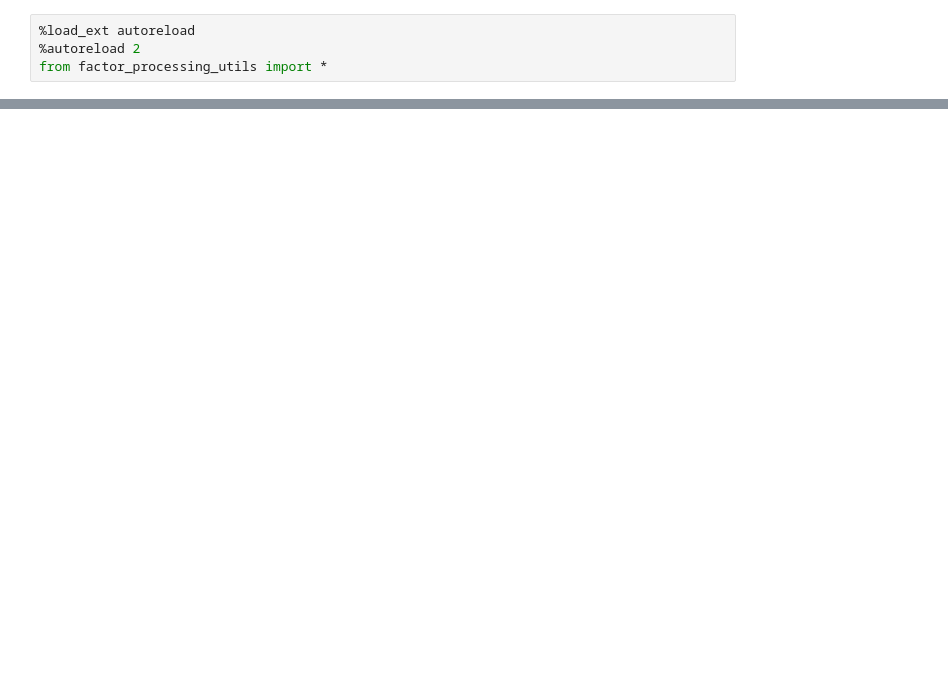
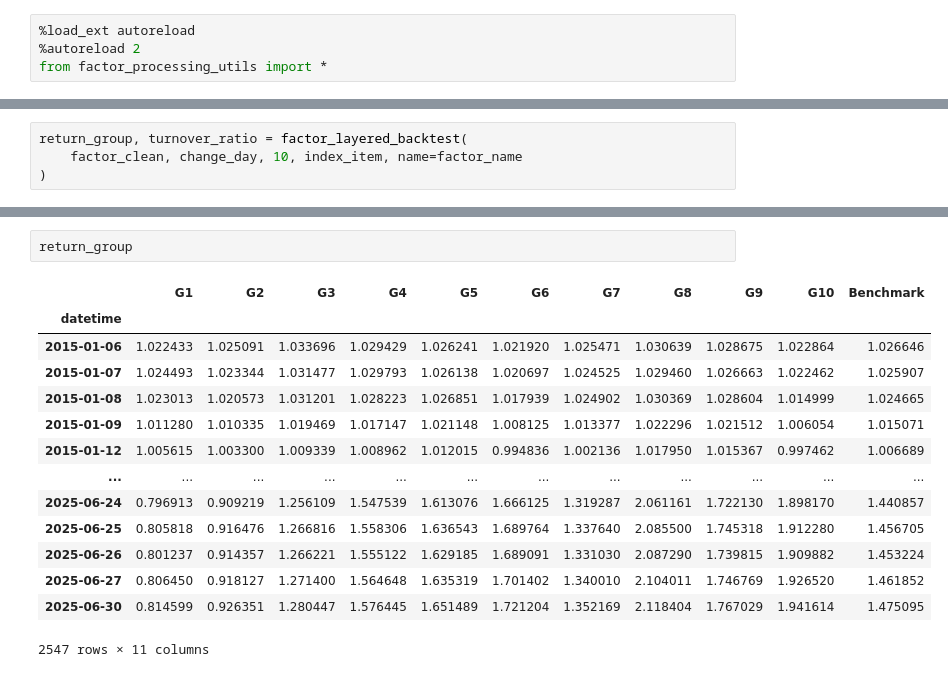
Before and after one commit to linpeng782/alpha_local, a Jupyter notebook: test_factor.ipynb, the cells around one changed output, grey strips where cells are left out. Saved outputs shown, nothing was run; the diff lists cells and outputs as text; blank space fills up the shorter version.

```diff
--- a/test_factor.ipynb
+++ b/test_factor.ipynb
@@ -35,0 +80,4 @@ group_return, turnover = group_g(
+# %%
+return_group, turnover_ratio = factor_layered_backtest(
+    factor_clean, change_day, 10, index_item, name=factor_name
+)
@@ -35,0 +88,17 @@ group_return, turnover = group_g(
+# %%
+return_group
+# %% [output]
+|  | G1 | G2 | G3 | G4 | G5 | G6 | G7 | G8 | G9 | G10 | Benchmark |
+| datetime |  |  |  |  |  |  |  |  |  |  |  |
+| 2015-01-06 | 1.022433 | 1.025091 | 1.033696 | 1.029429 | 1.026241 | 1.021920 | 1.025471 | 1.030639 | 1.028675 | 1.022864 | 1.026646 |
+| 2015-01-07 | 1.024493 | 1.023344 | 1.031477 | 1.029793 | 1.026138 | 1.020697 | 1.024525 | 1.029460 | 1.026663 | 1.022462 | 1.025907 |
+| 2015-01-08 | 1.023013 | 1.020573 | 1.031201 | 1.028223 | 1.026851 | 1.017939 | 1.024902 | 1.030369 | 1.028604 | 1.014999 | 1.024665 |
+| 2015-01-09 | 1.011280 | 1.010335 | 1.019469 | 1.017147 | 1.021148 | 1.008125 | 1.013377 | 1.022296 | 1.021512 | 1.006054 | 1.015071 |
+| 2015-01-12 | 1.005615 | 1.003300 | 1.009339 | 1.008962 | 1.012015 | 0.994836 | 1.002136 | 1.017950 | 1.015367 | 0.997462 | 1.006689 |
+| ... | ... | ... | ... | ... | ... | ... | ... | ... | ... | ... | ... |
+| 2025-06-24 | 0.796913 | 0.909219 | 1.256109 | 1.547539 | 1.613076 | 1.666125 | 1.319287 | 2.061161 | 1.722130 | 1.898170 | 1.440857 |
+| 2025-06-25 | 0.805818 | 0.916476 | 1.266816 | 1.558306 | 1.636543 | 1.689764 | 1.337640 | 2.085500 | 1.745318 | 1.912280 | 1.456705 |
+| 2025-06-26 | 0.801237 | 0.914357 | 1.266221 | 1.555122 | 1.629185 | 1.689091 | 1.331030 | 2.087290 | 1.739815 | 1.909882 | 1.453224 |
+| 2025-06-27 | 0.806450 | 0.918127 | 1.271400 | 1.564648 | 1.635319 | 1.701402 | 1.340010 | 2.104011 | 1.746769 | 1.926520 | 1.461852 |
+| 2025-06-30 | 0.814599 | 0.926351 | 1.280447 | 1.576445 | 1.651489 | 1.721204 | 1.352169 | 2.118404 | 1.767029 | 1.941614 | 1.475095 |
+2547 rows × 11 columns
```
Also changed, not shown: parts of 7 cells of this notebook, 12 other files.
